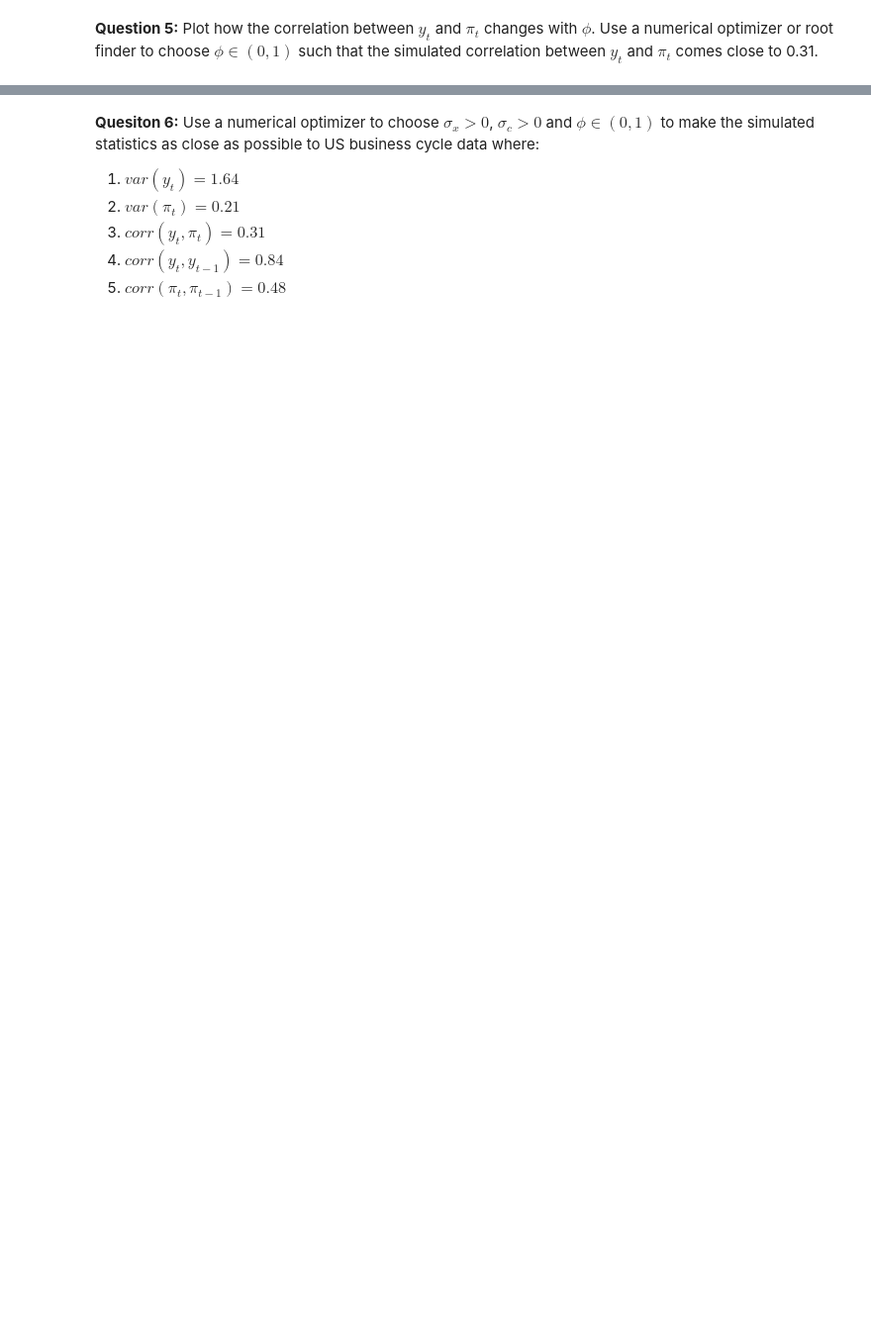
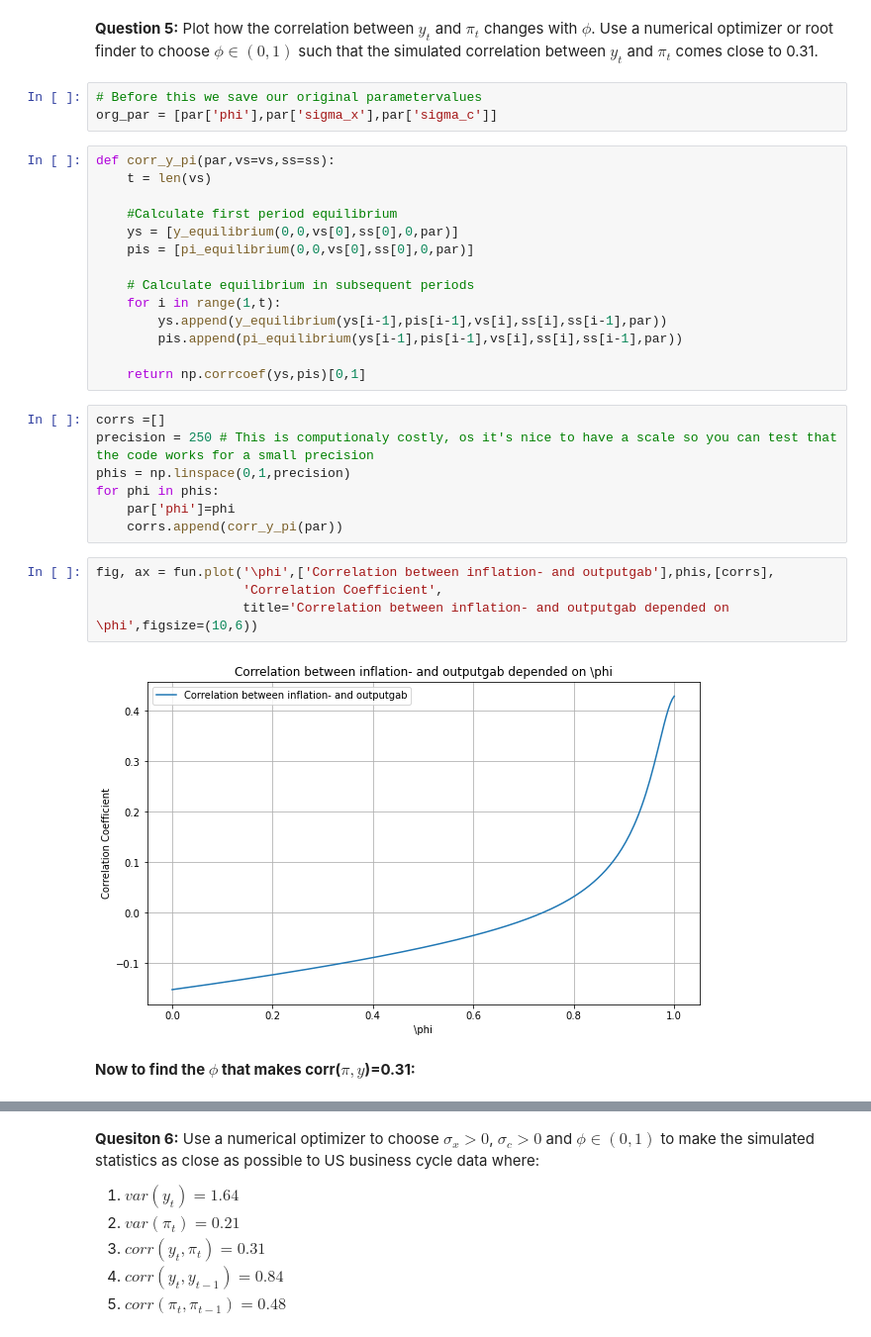
Before and after one commit to AskerNC/exercises-2021, a Jupyter notebook: Exam_2019/Asker_solution2021.ipynb, the cells around one changed output, grey strips where cells are left out. Shown at 99% size. Cells and saved outputs as stored; diff of their text form; blank space fills up the shorter version.

```diff
--- a/Exam_2019/Asker_solution2021.ipynb
+++ b/Exam_2019/Asker_solution2021.ipynb
@@ -640,2 +741,34 @@ par['sigma_c'] = 0.2
 # %% [markdown]
 **Question 5:** Plot how the correlation between $y_t$ and $\pi_t$ changes with $\phi$. Use a numerical optimizer or root finder to choose $\phi\in(0,1)$ such that the simulated correlation between $y_t$ and $\pi_t$ comes close to 0.31.
+# %%
+# Before this we save our original parametervalues
+org_par = [par['phi'],par['sigma_x'],par['sigma_c']]
+# %%
+def corr_y_pi(par,vs=vs,ss=ss):
+    t = len(vs)
+
+    #Calculate first period equilibrium
+    ys = [y_equilibrium(0,0,vs[0],ss[0],0,par)]
+    pis = [pi_equilibrium(0,0,vs[0],ss[0],0,par)]
+
+    # Calculate equilibrium in subsequent periods
+    for i in range(1,t):
+        ys.append(y_equilibrium(ys[i-1],pis[i-1],vs[i],ss[i],ss[i-1],par))
+        pis.append(pi_equilibrium(ys[i-1],pis[i-1],vs[i],ss[i],ss[i-1],par))
+
+    return np.corrcoef(ys,pis)[0,1]
+# %%
+corrs =[]
+precision = 250 # This is computionaly costly, os it's nice to have a scale so you can test that the code works for a small precision
+phis = np.linspace(0,1,precision)
+for phi in phis:
+    par['phi']=phi
+    corrs.append(corr_y_pi(par))
+# %%
+fig, ax = fun.plot('\phi',['Correlation between inflation- and outputgab'],phis,[corrs],
+                   'Correlation Coefficient',
+                   title='Correlation between inflation- and outputgab depended on \phi',figsize=(10,6))
+# %% [output]
+[figure, added]
+# %% [markdown]
+**Now to find the $\phi$ that makes corr($\pi,y$)=0.31:**
```
Also changed, not shown: parts of 74 cells of this notebook, 4 other files.
